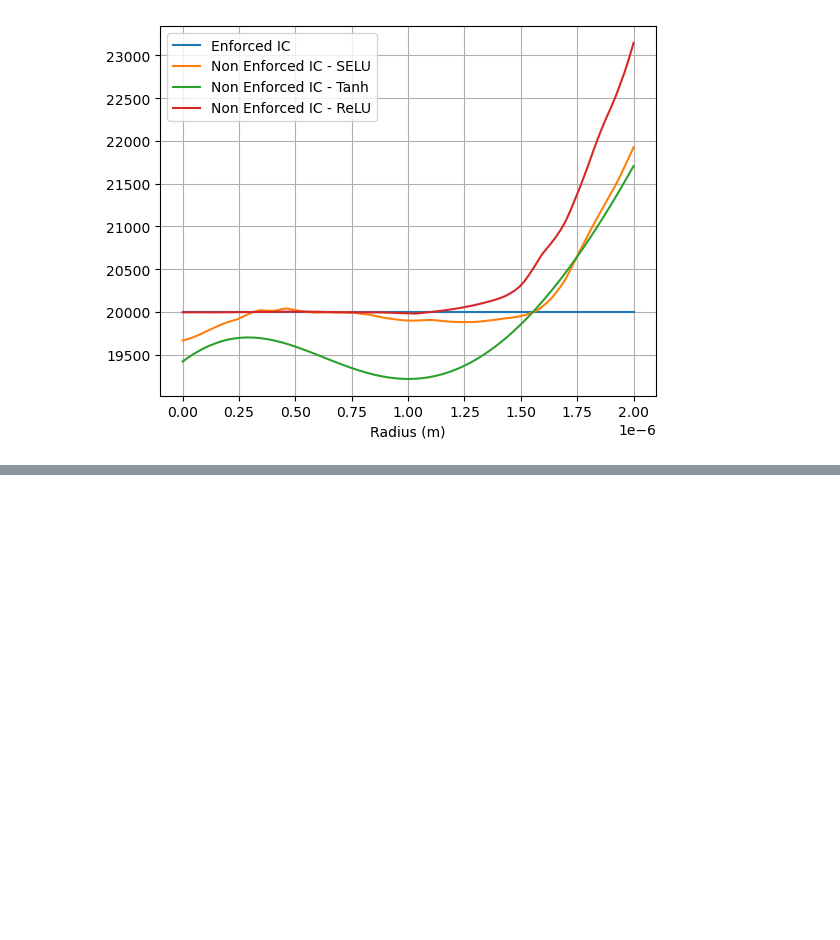
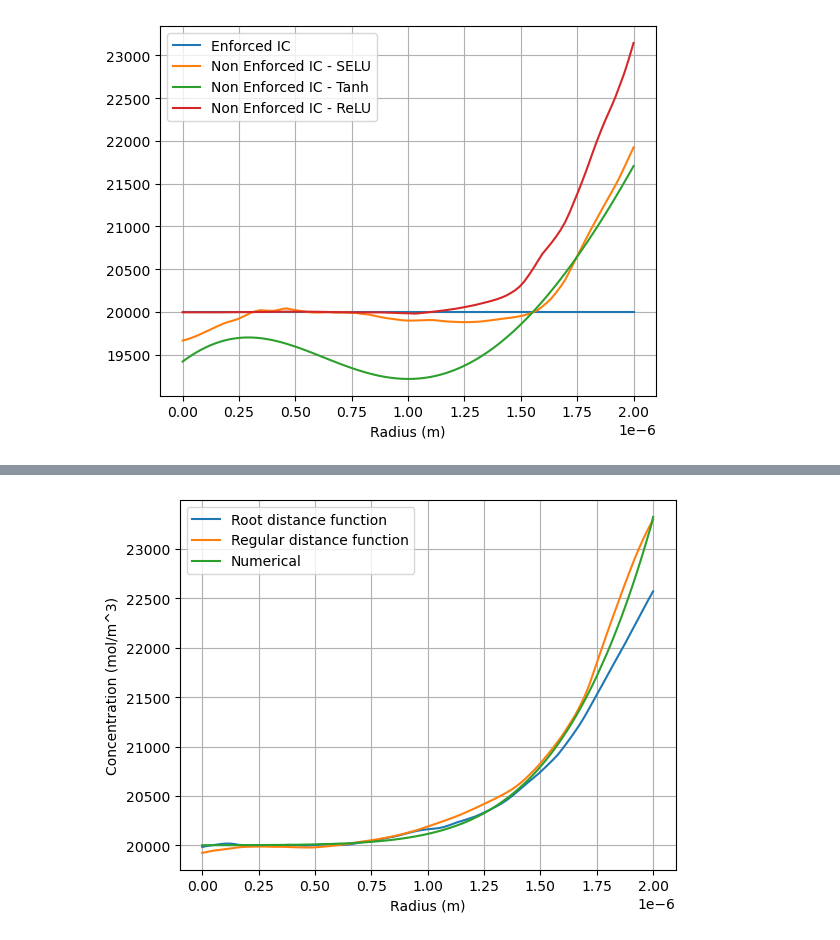
Before and after one commit to merdern/FYP, a Jupyter notebook: Testing.ipynb, the cells around one changed output, grey strips where cells are left out. Saved outputs shown, nothing was run; the diff lists cells and outputs as text; code cells hidden in the pictures; blank space fills up the shorter version.

```diff
--- a/Testing.ipynb
+++ b/Testing.ipynb
@@ -1592,0 +1606,17 @@ Activation: SELU, Width: 10  Depth: 64, D_Width: 5, D_Depth: 16,  Epoch: 531  Lo
+# %%
+numerical = pd.read_csv("MATLAB Solver\data.csv")
+numerical = numerical.iloc[:, 39].to_numpy()
+r_numerical = np.linspace(0, 2e-6, 10000)
+
+plt.plot(r, c1, label='Root distance function')
+plt.plot(r, c2, label='Regular distance function')
+plt.plot(r_numerical, numerical, label='Numerical')
+
+plt.legend()
+plt.grid(True)
+plt.xlabel('Radius (m)')
+plt.ylabel('Concentration (mol/m^3)')
+
+plt.show()
+# %% [output]
+[figure, added]
```
Also changed, not shown: parts of 11 cells of this notebook, 10 other files.
